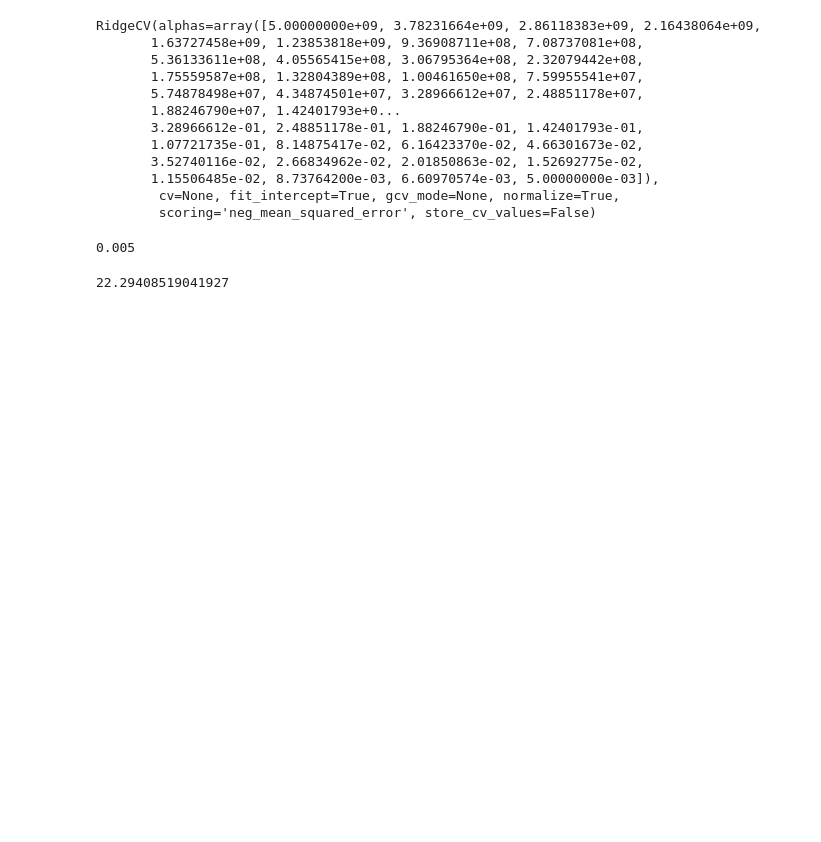
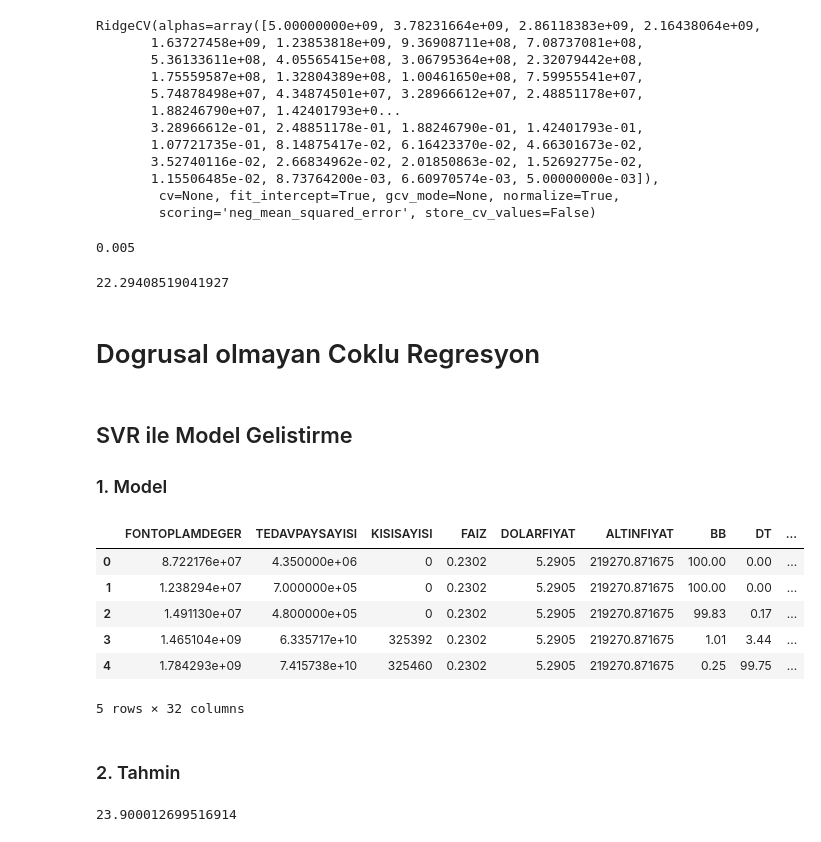
Before and after one commit to sdrttnclskn/tez-calismasi, a Jupyter notebook: tez_uygulama/model.ipynb, the cells around one changed output. Drawn from its saved outputs; the diff is of its cells as text; code cells hidden in the pictures; blank space fills up the shorter version.

Commit message:
svr ve ysa model uygulamaları eklendi

```diff
--- a/tez_uygulama/model.ipynb
+++ b/tez_uygulama/model.ipynb
@@ -270,3 +277,24 @@ ridge_tuned = Ridge(alpha = ridge_cv.alpha_,
 np.sqrt(mean_squared_error(y_test, ridge_tuned.predict(X_test)))
 # %% [output]
 22.29408519041927
+# %% [markdown]
+# Dogrusal olmayan Coklu Regresyon
+# %% [markdown]
+## SVR ile Model Gelistirme
+### 1. Model
+# %%
+df_svr = df.copy()
+X = df_svr.drop(['TARIH','FONTIP','FONTUR','FON','FONFIYAT'], axis = 1)
+y = df_svr["FONFIYAT"]
+
+X_train, X_test, y_train, y_test = train_test_split(X, y, test_size=0.25, random_state=42)
+
+X.head()
+# %% [output]
+|  | FONTOPLAMDEGER | TEDAVPAYSAYISI | KISISAYISI | FAIZ | DOLARFIYAT | ALTINFIYAT | BB | DT | ... |
+| 0 | 8.722176e+07 | 4.350000e+06 | 0 | 0.2302 | 5.2905 | 219270.871675 | 100.00 | 0.00 | ... |
+| 1 | 1.238294e+07 | 7.000000e+05 | 0 | 0.2302 | 5.2905 | 219270.871675 | 100.00 | 0.00 | ... |
+| 2 | 1.491130e+07 | 4.800000e+05 | 0 | 0.2302 | 5.2905 | 219270.871675 | 99.83 | 0.17 | ... |
+| 3 | 1.465104e+09 | 6.335717e+10 | 325392 | 0.2302 | 5.2905 | 219270.871675 | 1.01 | 3.44 | ... |
+| 4 | 1.784293e+09 | 7.415738e+10 | 325460 | 0.2302 | 5.2905 | 219270.871675 | 0.25 | 99.75 | ... |
+5 rows × 32 columns
@@ -272,0 +305,2 @@ np.sqrt(mean_squared_error(y_test, ridge_tuned.predict(X_test)))
+# %% [markdown]
+### 2. Tahmin
@@ -272,0 +309,4 @@ np.sqrt(mean_squared_error(y_test, ridge_tuned.predict(X_test)))
+# %%
+np.sqrt(mean_squared_error(y_test, y_pred))
+# %% [output]
+23.900012699516914
```
Also changed, not shown: parts of 42 cells of this notebook.
